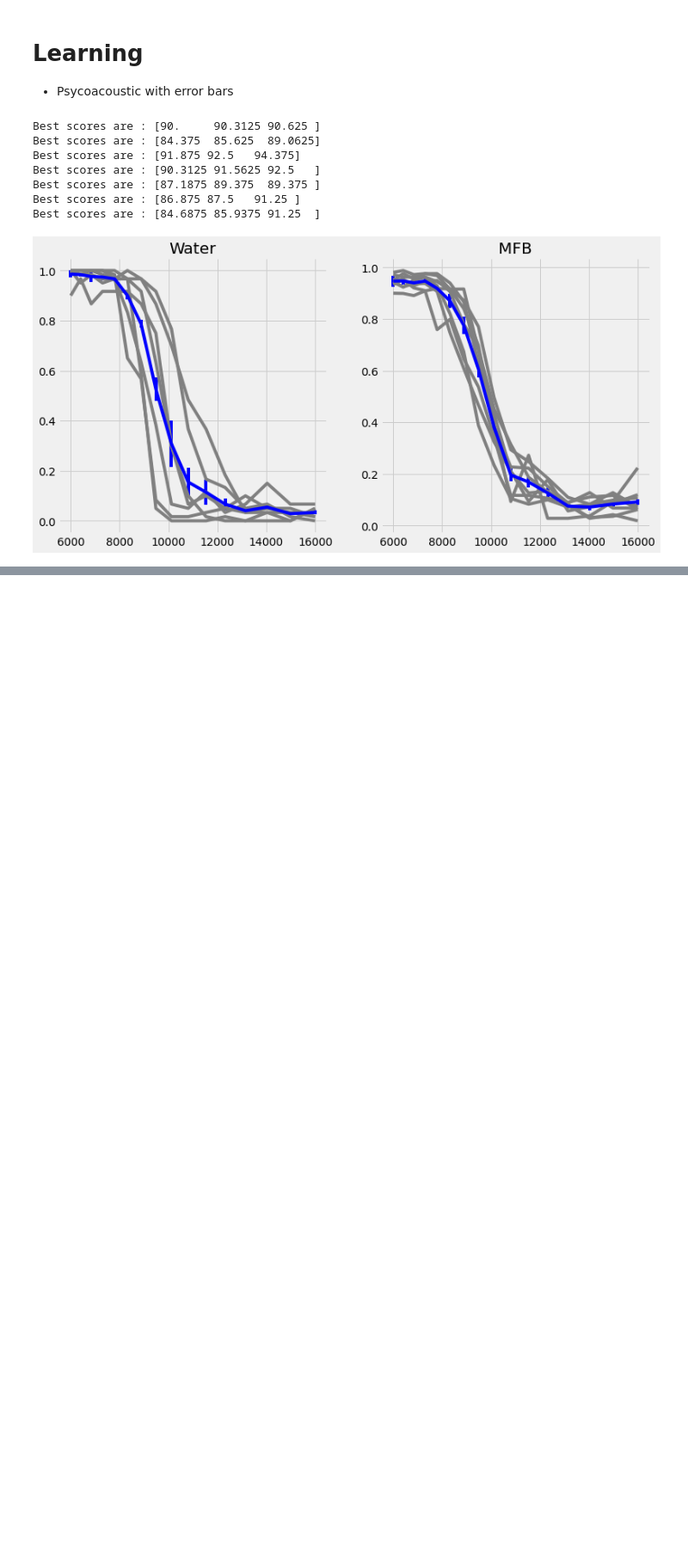
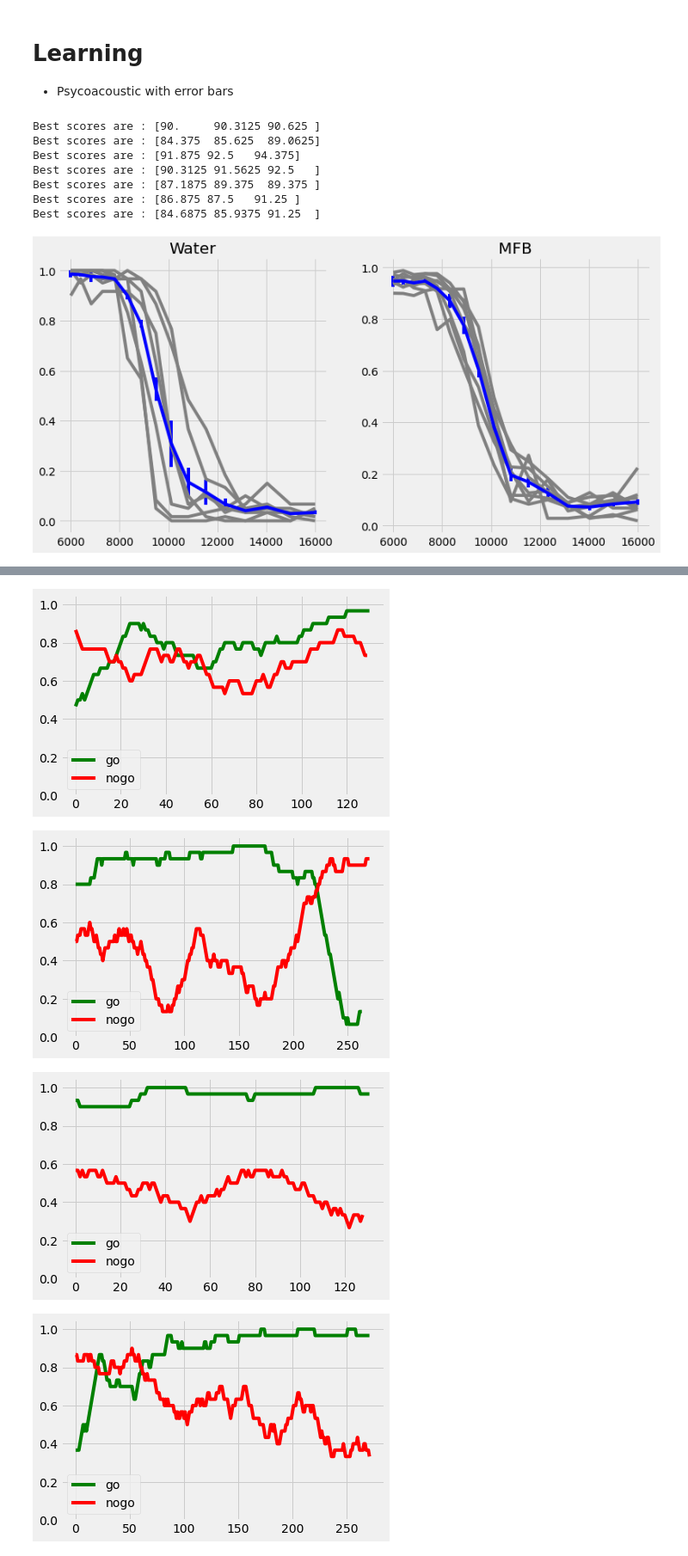
Before and after one commit to AntoninVerdier/Utilities, a Jupyter notebook: Elphy_Analysis/MFB_Figures.ipynb, the cells around one changed output, grey strips where cells are left out. Shown at 86% size. Cells and saved outputs as stored; diff of their text form; code cells hidden in the pictures; blank space fills up the shorter version.

```diff
--- a/Elphy_Analysis/MFB_Figures.ipynb
+++ b/Elphy_Analysis/MFB_Figures.ipynb
@@ -445,0 +545,24 @@ mice_mfb_pc = load_MFB(tag='PC', verbose=False)
+# %%
+smoothness = 30
+mouse = mice_mfb_pc[0]
+for i in range(len(mouse.corrs)):
+    corrs = np.array(mouse.corrs[i])
+    idtrials = np.array(mouse.idtrials[i])
+
+    gos = [c for c, t in zip(corrs, idtrials) if t == 1]
+    nogos = [c for c, t in zip(corrs, idtrials) if t == 2 | 0]
+
+    conv_gos = np.convolve(gos, np.ones(smoothness)/smoothness, mode='valid')
+    conv_nogos = np.convolve(nogos, np.ones(smoothness)/smoothness, mode='valid')
+
+    plt.plot(conv_gos, c='green', label='go')
+    plt.plot(conv_nogos, c='red', label='nogo')
+    plt.ylim((0, 1.05))
+    plt.legend()
+
+    plt.show()
+# %% [output]
+[figure, added]
+[figure, added]
+[figure, added]
+[figure, added]
```
Also changed, not shown: parts of 9 cells of this notebook.
